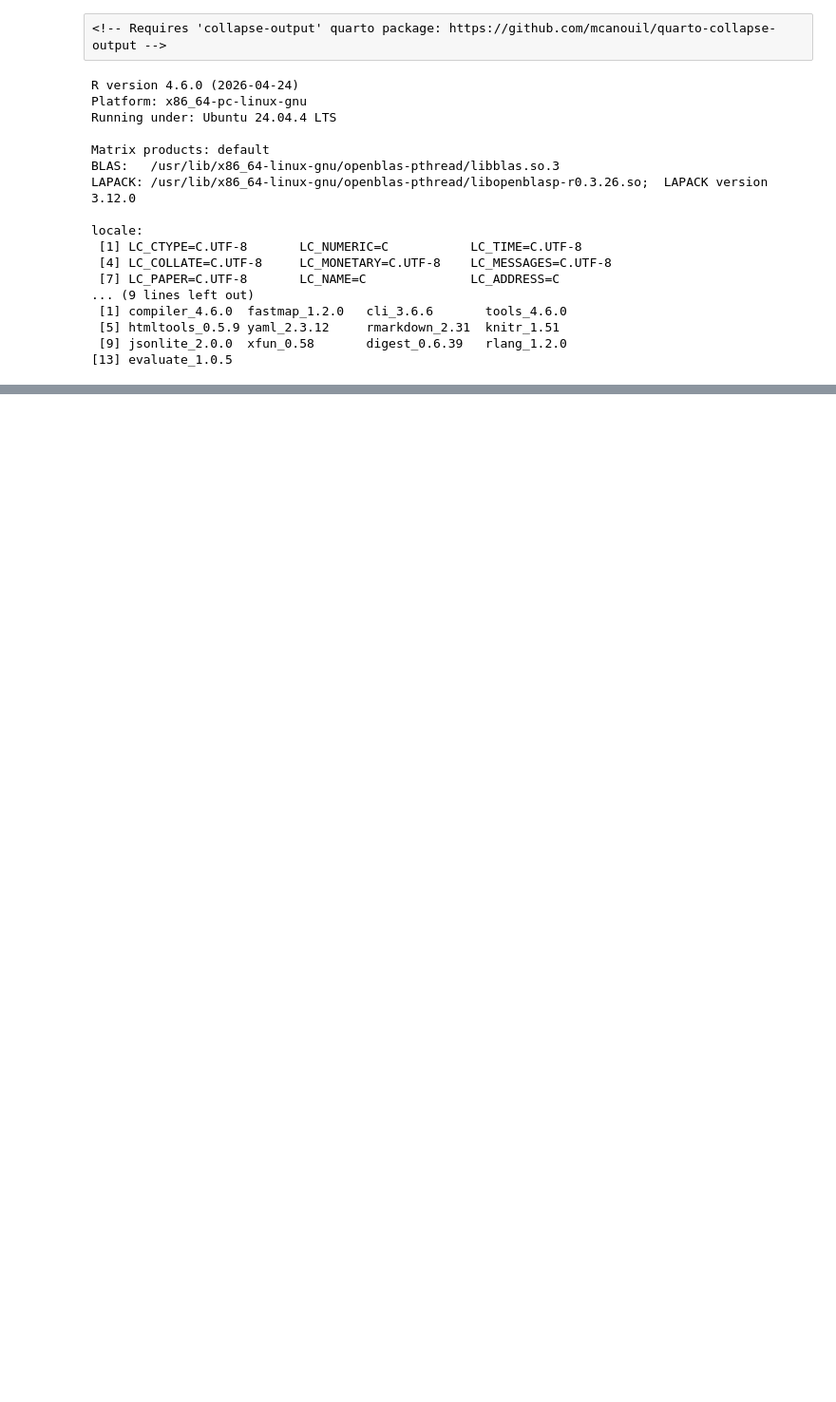
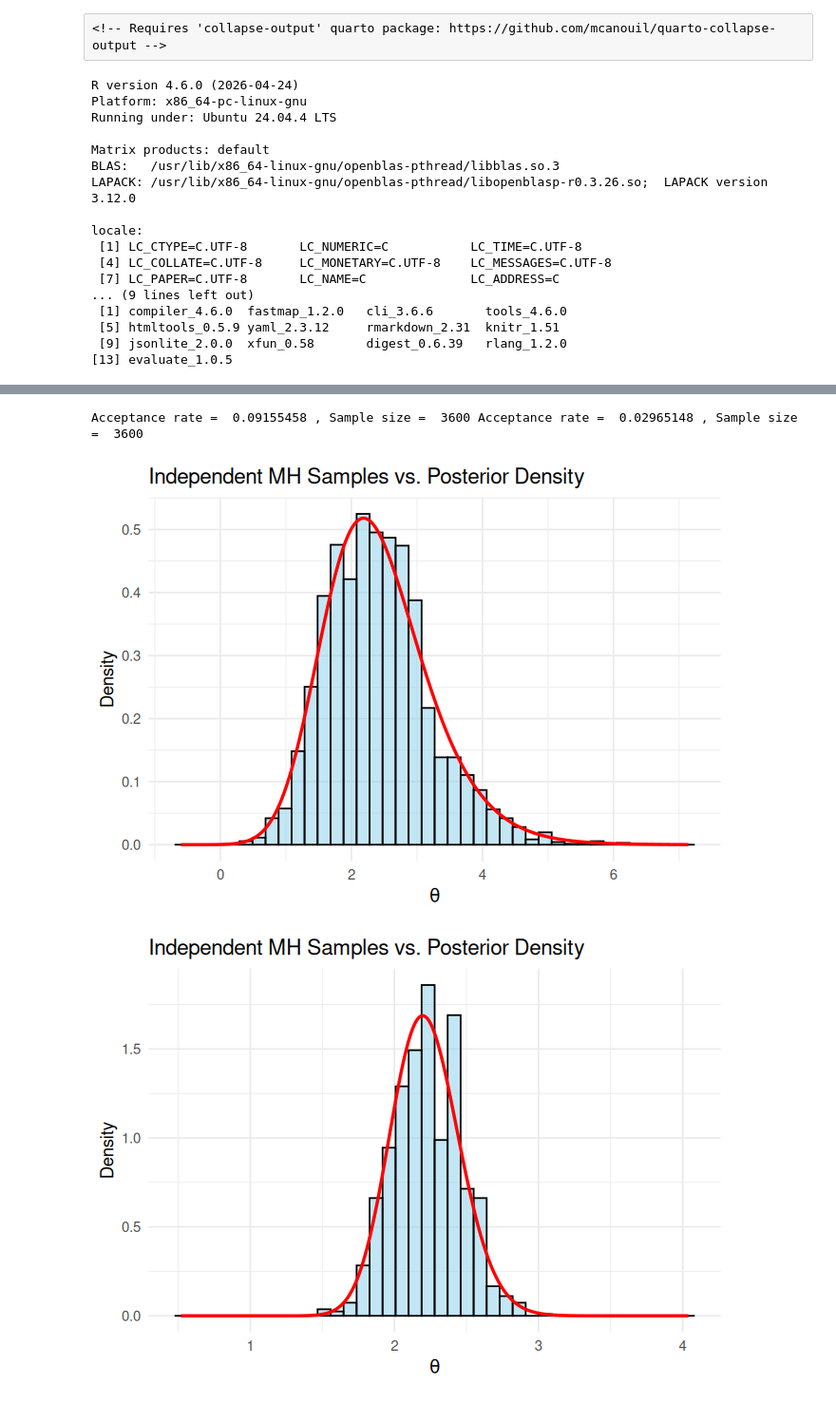
Before and after one commit to won-j/M1399_000100-lecture11, a Jupyter notebook: mcmc.ipynb, the cells around one changed output, grey strips where cells are left out. Shown at 95% size. Cells and saved outputs as stored; diff of their text form; code cells hidden in the pictures; blank space fills up the shorter version.

```diff
--- a/mcmc.ipynb
+++ b/mcmc.ipynb
@@ -132,16 +29,0 @@ So the naïve MC is not a good estmator of the integral.
-# %%
-set.seed(2020)
-nsim <- 1000
-nsamp <- 10000  # try 100000, too
-x <- runif(nsamp * nsim)   # X ~ unif(0, 1)
-xsqrtinv <- 1 / sqrt(x)
-MCest <- apply(matrix(xsqrtinv, nrow = nsim), 1, mean)
-MCerr <- var(MCest)
-RVdata <- data.frame(MCest = MCest)
-ggplot(RVdata, aes(x = MCest)) + geom_histogram(binwidth = 0.01, col="black", fill="white") +
-    stat_function(
-        fun  = function(x, mean, sd, n, bw) dnorm(x = x, mean = mean, sd = sd) * n * bw,
-        args = c(mean = mean(MCest), sd = sqrt(MCerr), n = nsim, bw = 0.01),
-        lwd  = 1.2, col = "dark red"
-    ) +
-    xlim(c(1.9, 2.2))
@@ -201,9 +29,0 @@ estimate the value of $\pi$. How?
-# %%
-set.seed(2020)
-nsamp <- 100000  # try 500000, too
-x <- runif(nsamp) * 0.5   # X ~ unif(0, 1/2)
-thet <- runif(nsamp) * pi / 2   # theta ~ unif(0, pi/2)
-numhits <- (x < 0.25 * cos(thet))
-pihat <- seq_along(numhits) / cumsum(numhits)
-RVdata <- data.frame(nsamp = seq_along(numhits), est = pihat)
-tail(RVdata)
@@ -594,0 +456,17 @@ parameters: `linewidth`
+# %%
+set.seed(2020)
+sigma <- 10
+my_prop <- independent_normal_proposal(prop_sd = sigma)
+my_target1 <- log_binom_logit_posterior(x = 18, n = 20, sigma = sigma)
+fit1 <- MH_sampler(target_log_density = my_target1,
+  proposal = my_prop, N = 20000, burn_in = 2000,
+  thin = 5)
+posterior_df1 <- data.frame(theta = fit1$theta)
+cat("Acceptance rate = ", fit1$acceptance_rate, ", Sample size = ", length(fit1$theta), "\n")
+# %% [output]
+Acceptance rate =  0.09155458 , Sample size =  3600 Acceptance rate =  0.02965148 , Sample size =  3600
+# %%
+plot_posterior(posterior_df1, target_log_density = my_target1)
+# %% [output]
+[figure, added]
+[figure, added]
```
Also changed, not shown: parts of 28 cells of this notebook, 5 other files.
